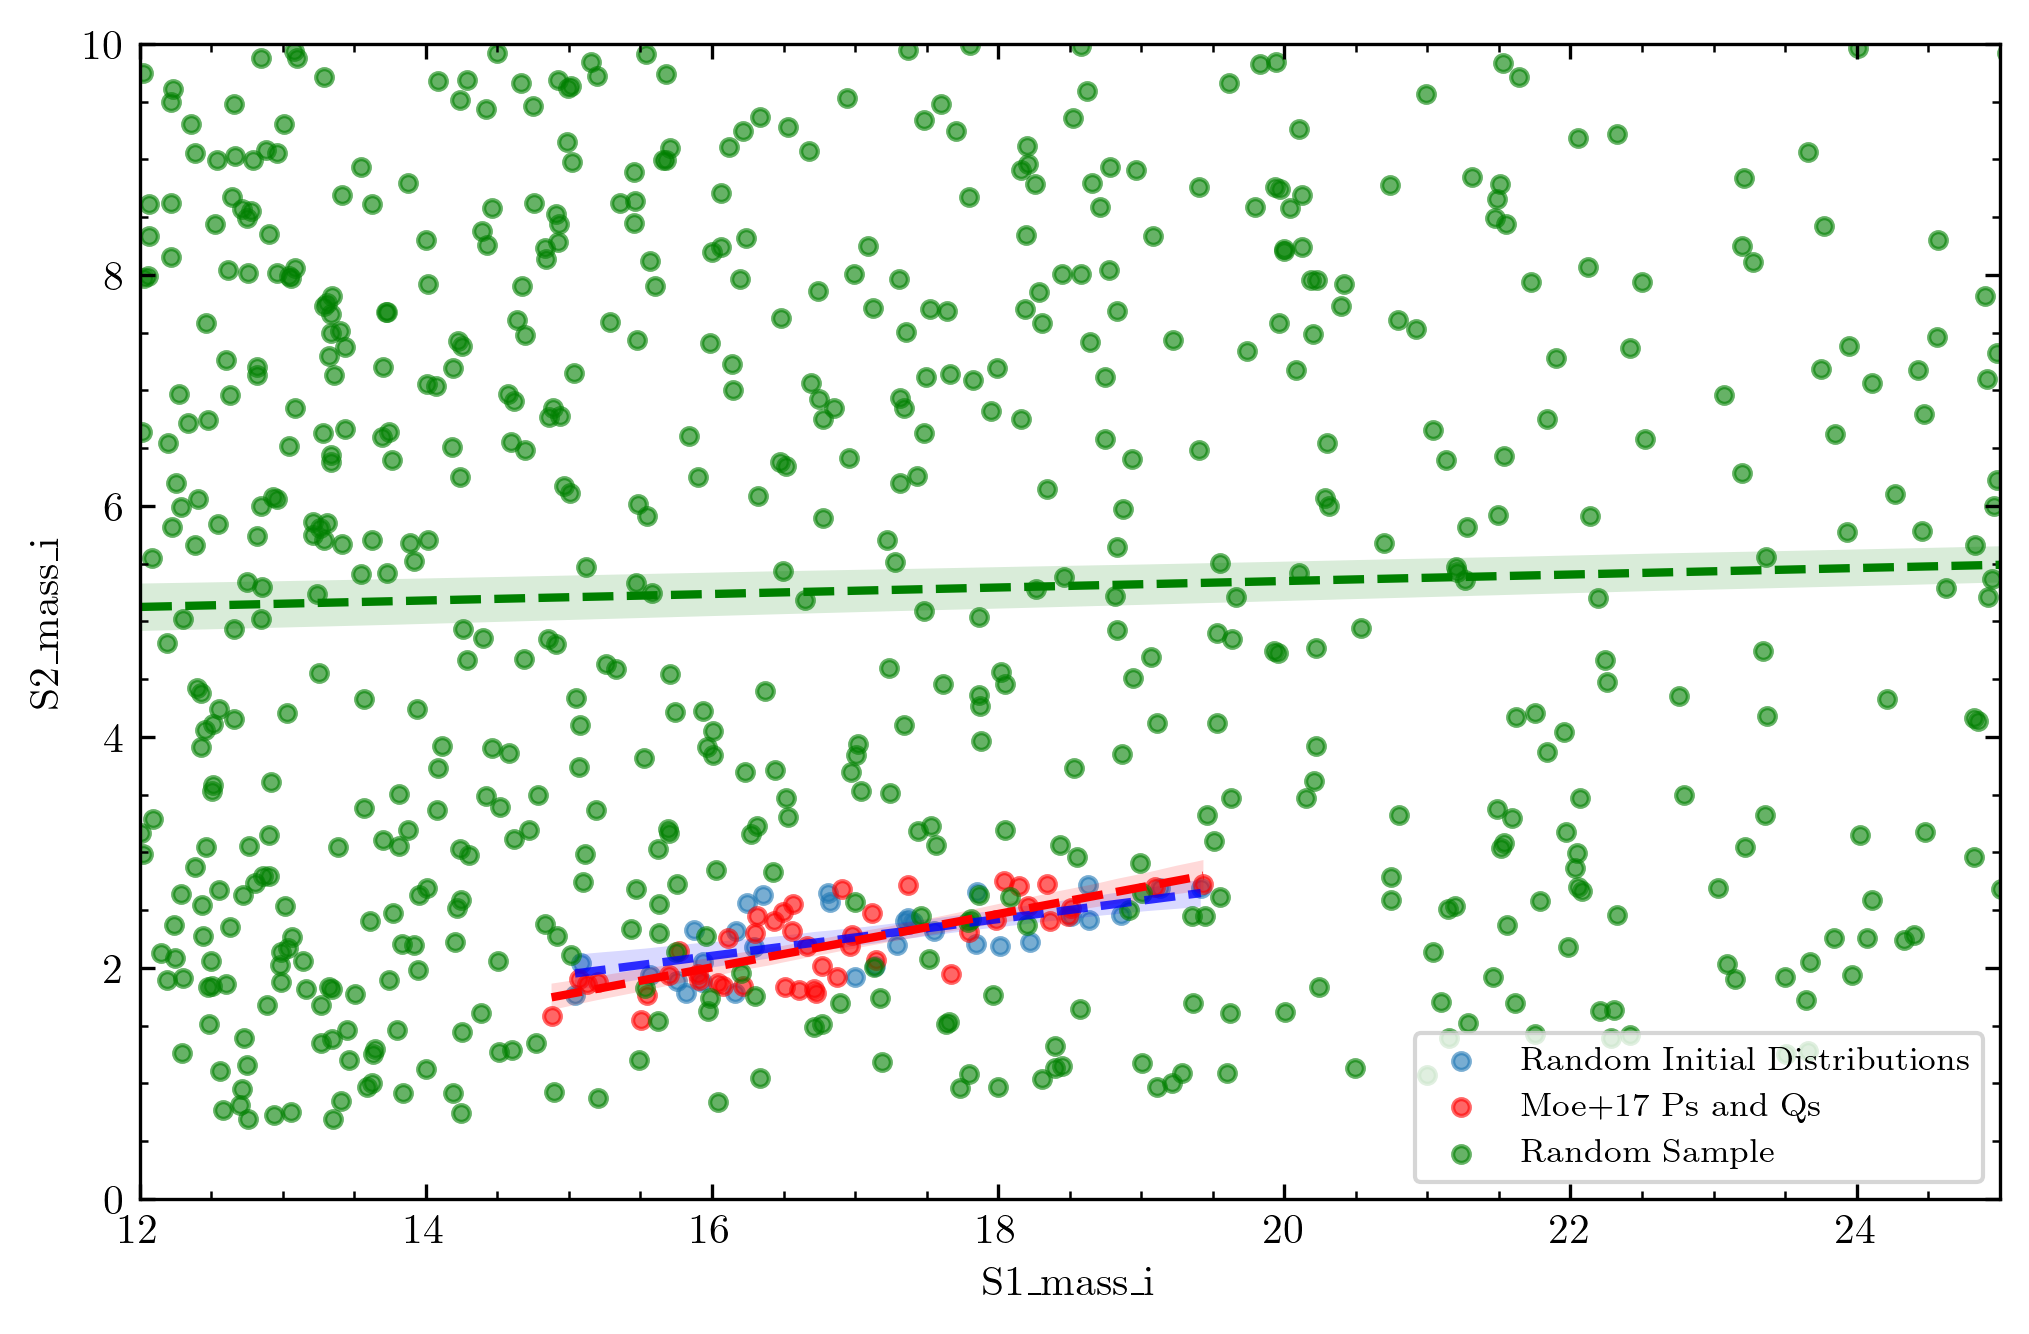
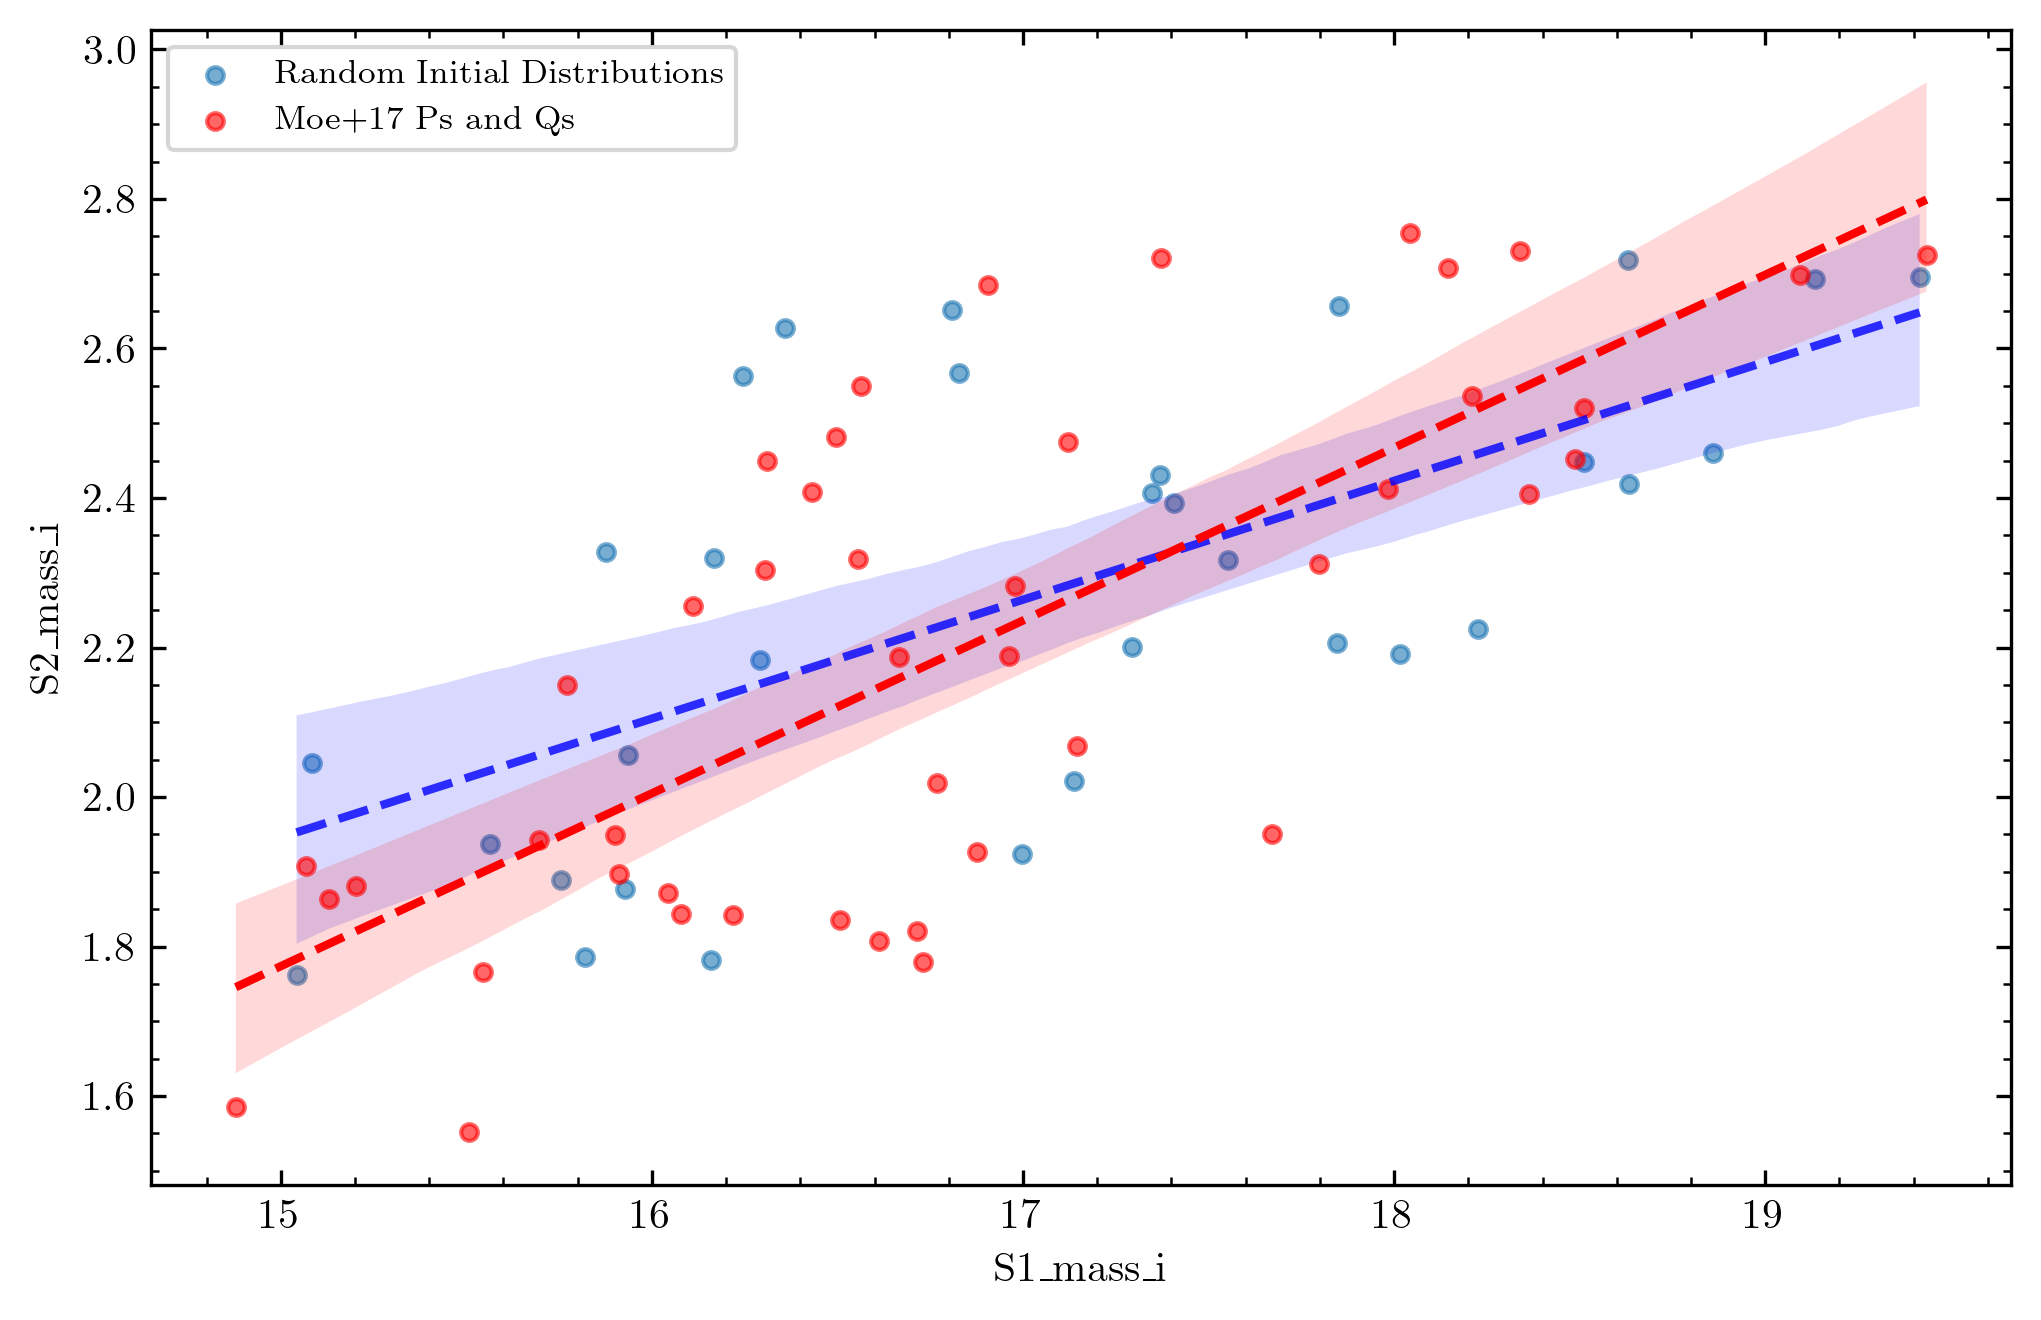
The notebook cell's code change between the first figure and the second:
--- before
+++ after
@@ -15,12 +15,7 @@
             scatter_kws={"alpha": 0.6}, label="Moe+17 Ps and Qs")
 
-sns.regplot(x=x3, y=y3, ci=ci, ax=ax, color= 'green',
-            line_kws={"color": "green", "linestyle": "--", "linewidth": 2},
-            scatter_kws={"alpha": 0.6}, label="Random Sample")
 
-ax.set_xlim(12,25)
-ax.set_ylim(0,10)
 
-plt.savefig(graphSave / 'MoeDistro_Vs_Rand_Vs_All.pgf', bbox_inches='tight')
+plt.savefig(graphSave / 'MoeDistro_Vs_Rand.pgf', bbox_inches='tight')
 plt.legend(frameon=True)
 plt.show()

Commit: fixed graphs and added legends